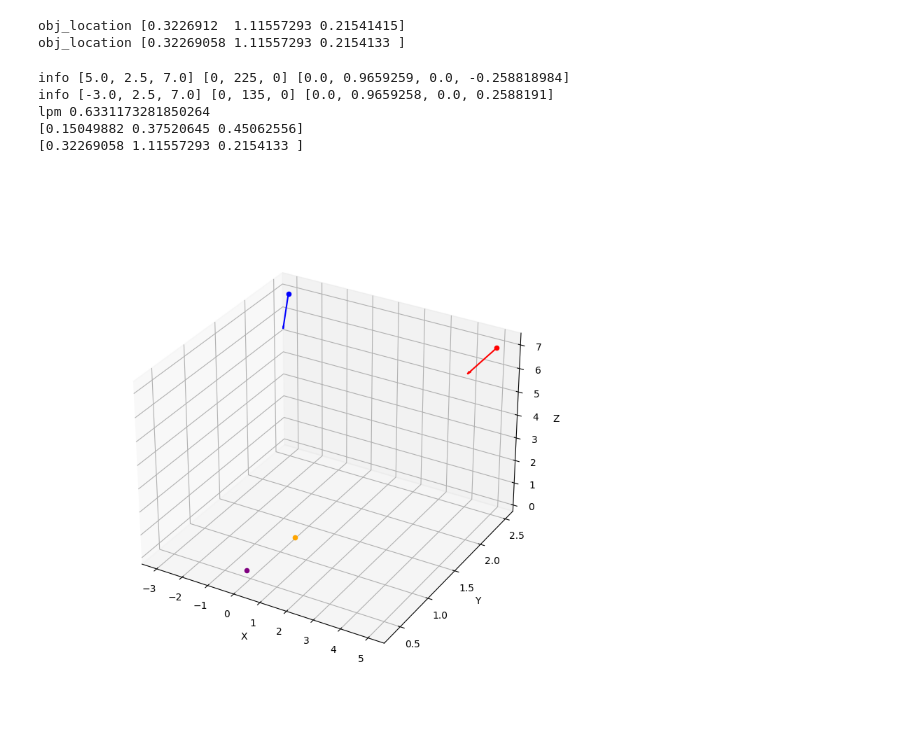
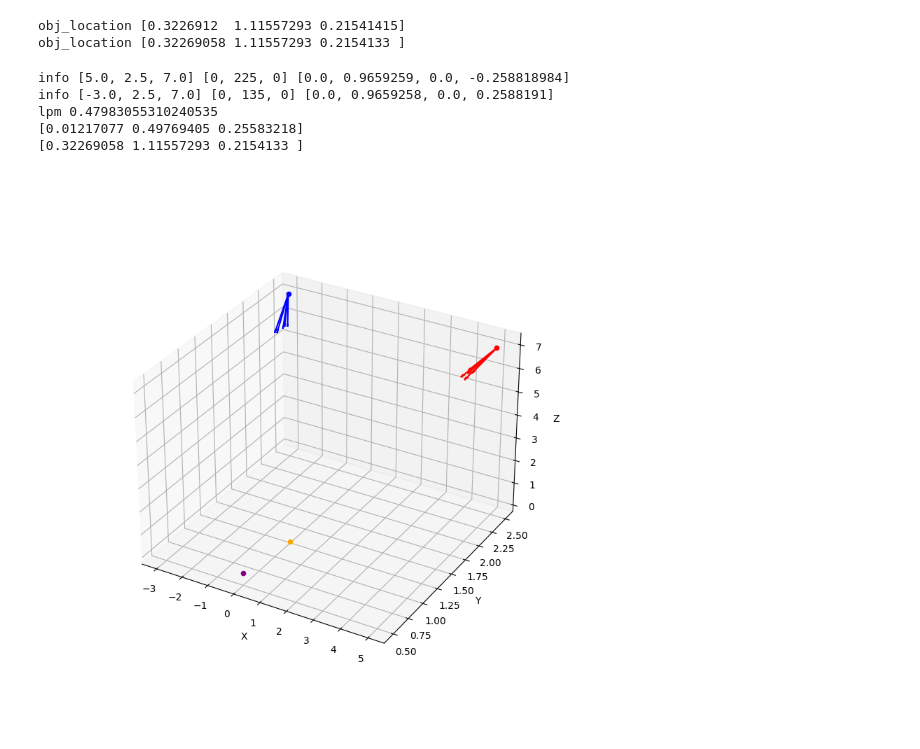
Before and after one commit to lordknight1904/Arsenal, a Jupyter notebook: complete.ipynb, the cells around one changed output. Saved outputs shown, nothing was run; the diff lists cells and outputs as text; code cells hidden in the pictures.

```diff
--- a/complete.ipynb
+++ b/complete.ipynb
@@ -141,24 +141,28 @@ class Camera:
             [sin_roll, cos_roll, 0],
             [0, 0, 1]
         ])
-        # self.rotation = self.rotation_yaw @ self.rotation_pitch @ self.rotation_roll
-        self.rotation = self.rotation_roll @ self.rotation_pitch @ self.rotation_yaw
+        self.rotation = self.rotation_yaw @ self.rotation_pitch @ self.rotation_roll
+        # self.rotation = self.rotation_roll @ self.rotation_pitch @ self.rotation_yaw
 
         self.intrinsic = np.array([
-            [self.focal_length*self.resolution[0]/self.sensor_size[0], 0, self.resolution[0]/2],
-            [0, self.focal_length*self.resolution[1]/self.sensor_size[1], self.resolution[1]/2],
+            [self.focal_length*(self.resolution[0]/2)/self.sensor_size[0], 0, self.resolution[0]/2],
+            [0, self.focal_length*(self.resolution[1]/2)/self.sensor_size[1], self.resolution[1]/2],
             [0, 0, 1]
         ])
         self.intrinsic_ = np.array(self.intrinsic_).reshape((3, 3))
 
     def pixel2ray(self, pixel):
-        pixel = np.append(pixel, np.zeros((pixel.shape[0], 1)) + self.focal_length, axis=-1)
-        # camera_coor = pixel @ self.intrinsic_
-        camera_coor = pixel @ np.linalg.inv(self.intrinsic)
-        camera_coor = camera_coor / camera_coor[:, -1]
-        # camera_coor = pixel @ np.linalg.inv(self.intrinsic_)
-        world_coor = (camera_coor @ self.rotation)
-        vector = world_coor - np.array(self.position)
+        pixel = np.append(pixel, np.zeros((pixel.shape[0], 1)) + 1, axis=-1)
+
+        # camera_coor = pixel @ np.linalg.inv(self.intrinsic)
+        # world_coor = (camera_coor @ self.rotation)
+        # vector = world_coor - np.array(self.position)
+        # directional_vector = vector / np.linalg.norm(vector)
+
+        camera_coor = pixel @ np.linalg.inv(self.intrinsic.T)
+        # world_coor = (camera_coor @ np.linalg.inv(self.rotation)) + np.array(self.position)
+        world_coor = (camera_coor @ self.rotation) - np.array(self.position)
+        vector = world_coor - self.position
         directional_vector = vector / np.linalg.norm(vector)
 
         # print(self.quaternion)
@@ -205,37 +209,41 @@ for i, camera in enumerate(cameras_):
 lines = []
 for i, (bbox, camera) in enumerate(zip(output.get('bboxes'), cameras_)):
     pixels = np.array([
+        [0, 0],
+        [3840, 0],
+        [0, 2160],
+        [3840, 2160],
         bbox['center']
     ])
     rays = camera.pixel2ray(pixels)
     stack_origin = np.stack([camera.position]*pixels.shape[0])
     ax.quiver(
         stack_origin[:, 0],
         stack_origin[:, 1],
         stack_origin[:, 2],
         np.array([r.direction for r in rays])[:, 0],
         np.array([r.direction for r in rays])[:, 1],
         np.array([r.direction for r in rays])[:, 2],
         color=colors[i], length=1.0, arrow_length_ratio=.1, normalize=True
     )
     lines.append(rays[-1])
 
 point = find_points(*lines)
 print('lpm', np.sum((point - output['3D_location'])**2))
 print(point)
 print(output['3D_location'])
 ax.scatter(*point, color='purple')
 ax.scatter(*output['3D_location'], color='orange')
 plt.show()
 # [0.15049689 0.37520886 0.45062583]
 # [0.32269058 1.11557293 0.2154133 ]
 # %% [output]
 info [5.0, 2.5, 7.0] [0, 225, 0] [0.0, 0.9659259, 0.0, -0.258818984]
 info [-3.0, 2.5, 7.0] [0, 135, 0] [0.0, 0.9659258, 0.0, 0.2588191]
-lpm 0.6331173281850264
-[0.15049882 0.37520645 0.45062556]
+lpm 0.47983055310240535
+[0.01217077 0.49769405 0.25583218]
 [0.32269058 1.11557293 0.2154133 ]
-[figure, old version]
+[figure, new version]
 # %%
 import math
 
```
Also changed, not shown: 3 other files.
